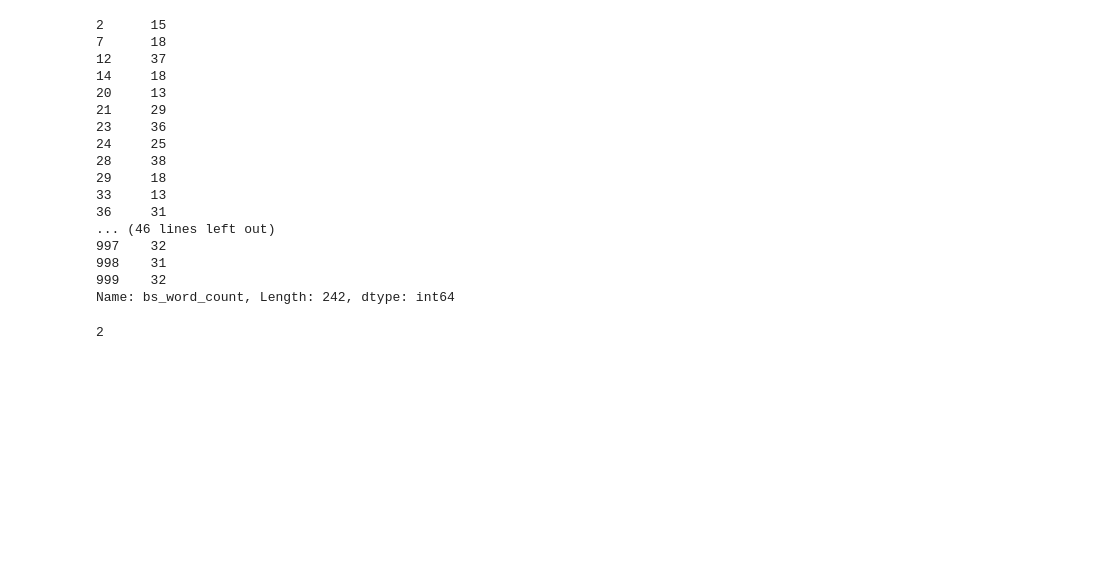
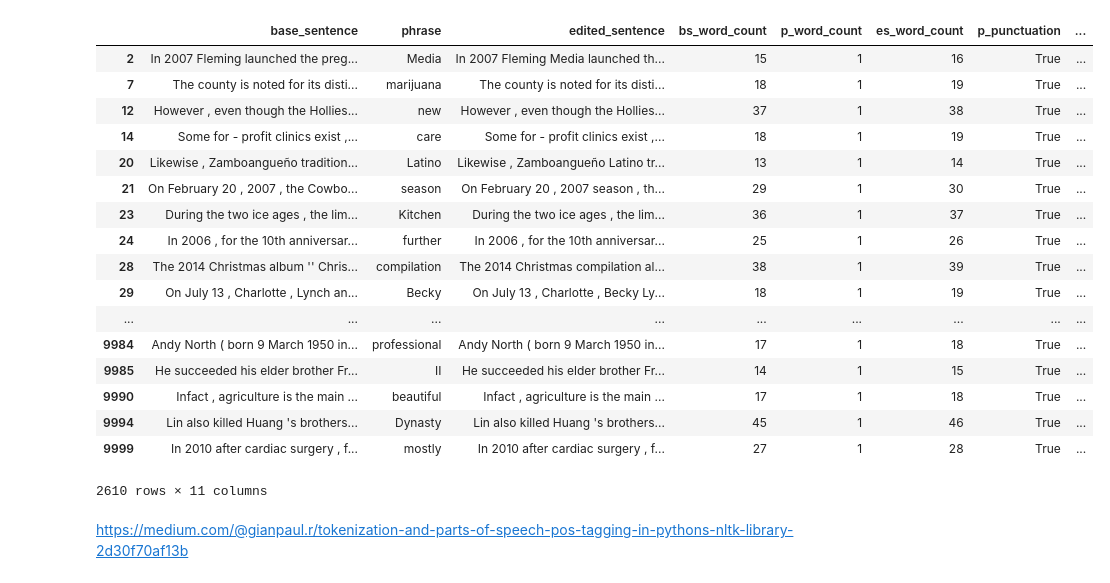
Before and after one commit to jason-shoe/wikiedits-datathon, a Jupyter notebook: Wikiedits-JupyterNotebook.ipynb, the cells around one changed output. Saved outputs shown, nothing was run; the diff lists cells and outputs as text; code cells hidden in the pictures; blank space fills up the shorter version.

```diff
--- a/Wikiedits-JupyterNotebook.ipynb
+++ b/Wikiedits-JupyterNotebook.ipynb
@@ -93,0 +132,32 @@ for x in range(len(insertions1)):
+# %%
+insertions1 = insertions
+insertions1['bs_word_count'] = ""
+insertions1['p_word_count'] = insertions1['phrase'].str.count(' ') + 1
+insertions1['es_word_count'] = ""
+insertions1['p_punctuation'] = insertions1['phrase'].str.contains("""[!"#$%&\'()*+,-./:;<=>?@[\\]^_`{|}~1234567890]""") == False
+insertions1['p_index'] = -1
+insertions1['p_pos'] = ""
+insertions1['p-1_pos'] = ""
+insertions1['p+1_pos'] = ""
+insertions1['num_nouns'] = 0
+insertions1['num_commas'] = 0
+
+for x in range(len(insertions1)):
+    if(x%1000):
+        print(str(x/1000)+"%")
+    baseWord = insertions.iloc[x,0].split()
+    insertions.iloc[x,3] = len(baseWord)
+    for y in range(len(baseWord)):
+        if(nltk.pos_tag(nltk.word_tokenize(str(baseWord[y])))[0][1][0] == 'N'):
+            insertions1.iloc[x,11] = insertions1.iloc[x,11] + 1
+        elif(nltk.pos_tag(nltk.word_tokenize(str(baseWord[y])))[0][1][0] == ","):
+            insertions1.iloc[x,12] = insertions1.iloc[x,12] + 1
+    editedWord = insertions.iloc[x,2].split()
+    insertions.iloc[x,5] = len(editedWord)
+    if(insertions1.iloc[x,4]==1):
+        insertions1.iloc[x,7] = editedWord.index(insertions1.iloc[x,1])
+        insertions1.iloc[x,8] = nltk.pos_tag(nltk.word_tokenize(str(insertions1.iloc[x,1])))[0][1]
+        if(not insertions.iloc[x,7] == 0):
+            insertions1.iloc[x,9] = nltk.pos_tag(nltk.word_tokenize(str(editedWord[insertions1.iloc[x,7]-1])))[0][1]
+        if(insertions1.iloc[x,7] <= insertions.iloc[x,5] - 1):
+            insertions1.iloc[x,10] = nltk.pos_tag(nltk.word_tokenize(str(editedWord[insertions1.iloc[x,7]+1])))[0][1]
@@ -95,29 +183,25 @@ for x in range(len(insertions1)):
 isValidInsertion = (insertions1['p_word_count']==1 & insertions1['p_punctuation'])
 insertions2 = insertions[isValidInsertion]
 # %%
-insertions2.iloc[:,3]
+insertions2
 # %% [output]
+|  | base_sentence | phrase | edited_sentence | bs_word_count | p_word_count | es_word_count | p_punctuation | ... |
+| 2 | In 2007 Fleming launched the preg... | Media | In 2007 Fleming Media launched th... | 15 | 1 | 16 | True | ... |
+| 7 | The county is noted for its disti... | marijuana | The county is noted for its disti... | 18 | 1 | 19 | True | ... |
+| 12 | However , even though the Hollies... | new | However , even though the Hollies... | 37 | 1 | 38 | True | ... |
+| 14 | Some for - profit clinics exist ,... | care | Some for - profit clinics exist ,... | 18 | 1 | 19 | True | ... |
+| 20 | Likewise , Zamboangueño tradition... | Latino | Likewise , Zamboangueño Latino tr... | 13 | 1 | 14 | True | ... |
+| 21 | On February 20 , 2007 , the Cowbo... | season | On February 20 , 2007 season , th... | 29 | 1 | 30 | True | ... |
+| 23 | During the two ice ages , the lim... | Kitchen | During the two ice ages , the lim... | 36 | 1 | 37 | True | ... |
+| 24 | In 2006 , for the 10th anniversar... | further | In 2006 , for the 10th anniversar... | 25 | 1 | 26 | True | ... |
+| 28 | The 2014 Christmas album '' Chris... | compilation | The 2014 Christmas compilation al... | 38 | 1 | 39 | True | ... |
+| 29 | On July 13 , Charlotte , Lynch an... | Becky | On July 13 , Charlotte , Becky Ly... | 18 | 1 | 19 | True | ... |
+| ... | ... | ... | ... | ... | ... | ... | ... | ... |
+| 9984 | Andy North ( born 9 March 1950 in... | professional | Andy North ( born 9 March 1950 in... | 17 | 1 | 18 | True | ... |
+| 9985 | He succeeded his elder brother Fr... | II | He succeeded his elder brother Fr... | 14 | 1 | 15 | True | ... |
+| 9990 | Infact , agriculture is the main ... | beautiful | Infact , agriculture is the main ... | 17 | 1 | 18 | True | ... |
+| 9994 | Lin also killed Huang 's brothers... | Dynasty | Lin also killed Huang 's brothers... | 45 | 1 | 46 | True | ... |
+| 9999 | In 2010 after cardiac surgery , f... | mostly | In 2010 after cardiac surgery , f... | 27 | 1 | 28 | True | ... |
-2      15
-7      18
-12     37
-14     18
-20     13
-21     29
-23     36
-24     25
-28     38
-29     18
-33     13
-36     31
-... (46 lines left out)
-997    32
-998    31
-999    32
-Name: bs_word_count, Length: 242, dtype: int64
+2610 rows × 11 columns
-# %%
-word = "this, is a sentence"
-find = "a"
-splitup_word = word.split()
-print(splitup_word.index(find))
-# %% [output]
-2
+# %% [markdown]
+https://medium.com/@gianpaul.r/tokenization-and-parts-of-speech-pos-tagging-in-pythons-nltk-library-2d30f70af13b
```
Also changed, not shown: parts of 18 cells of this notebook.
